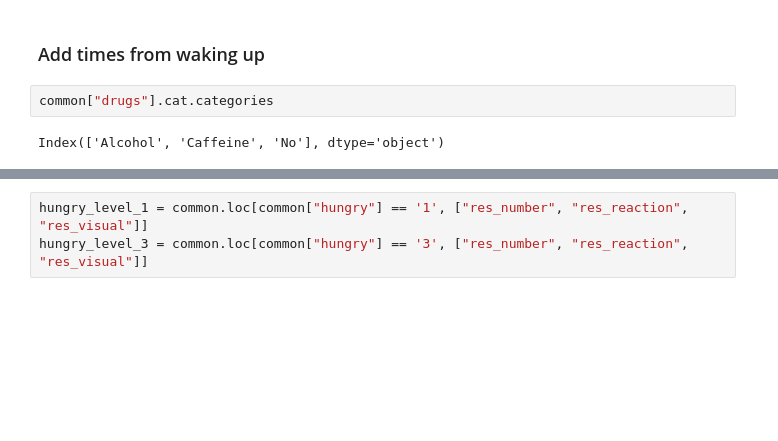
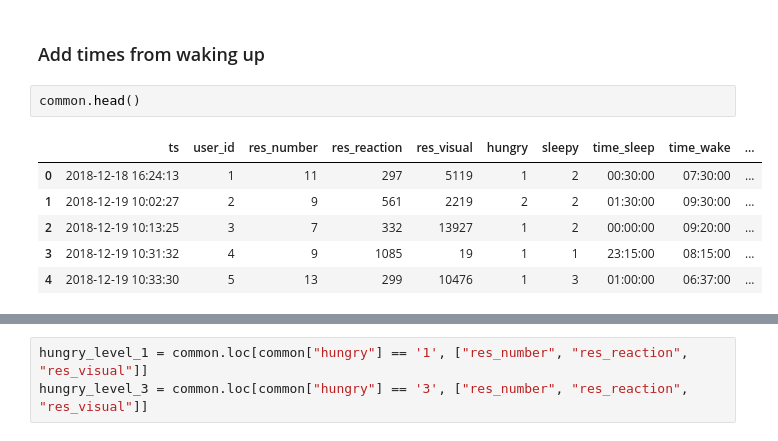
Before and after one commit to kasparho/how-circadian-rhythms-affect-performance, a Jupyter notebook: data_cleaning.ipynb, the cells around one changed output, grey strips where cells are left out. Drawn from its saved outputs; the diff is of its cells as text; blank space fills up the shorter version.

```diff
--- a/data_cleaning.ipynb
+++ b/data_cleaning.ipynb
@@ -92,7 +62,12 @@ drugs                      category
 dtype: object
 # %% [markdown]
 ### Add times from waking up
-# %%
-common["drugs"].cat.categories
-# %% [output]
-Index(['Alcohol', 'Caffeine', 'No'], dtype='object')
+# %%
+common.head()
+# %% [output]
+|  | ts | user_id | res_number | res_reaction | res_visual | hungry | sleepy | time_sleep | time_wake | ... |
+| 0 | 2018-12-18 16:24:13 | 1 | 11 | 297 | 5119 | 1 | 2 | 00:30:00 | 07:30:00 | ... |
+| 1 | 2018-12-19 10:02:27 | 2 | 9 | 561 | 2219 | 2 | 2 | 01:30:00 | 09:30:00 | ... |
+| 2 | 2018-12-19 10:13:25 | 3 | 7 | 332 | 13927 | 1 | 2 | 00:00:00 | 09:20:00 | ... |
+| 3 | 2018-12-19 10:31:32 | 4 | 9 | 1085 | 19 | 1 | 1 | 23:15:00 | 08:15:00 | ... |
+| 4 | 2018-12-19 10:33:30 | 5 | 13 | 299 | 10476 | 1 | 3 | 01:00:00 | 06:37:00 | ... |
```
Also changed, not shown: parts of 13 cells of this notebook, 1 other file.
